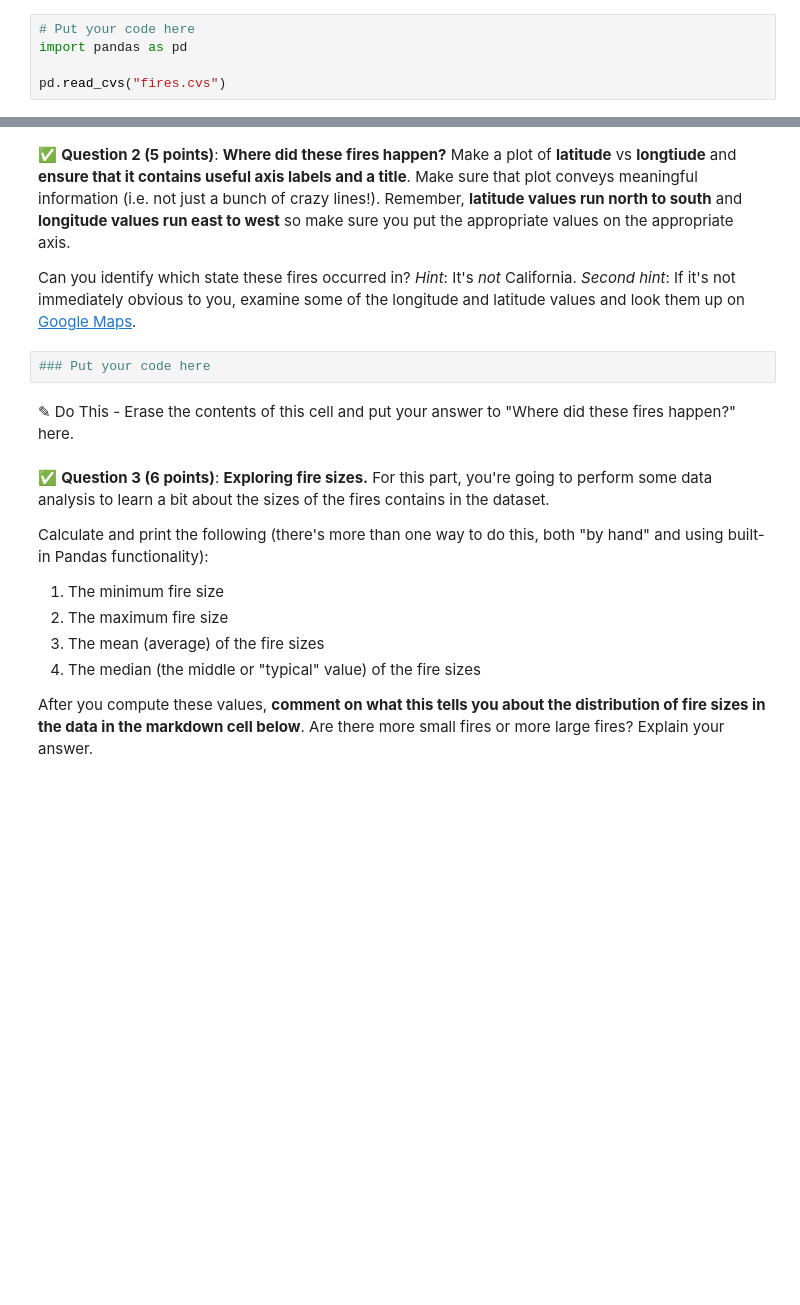
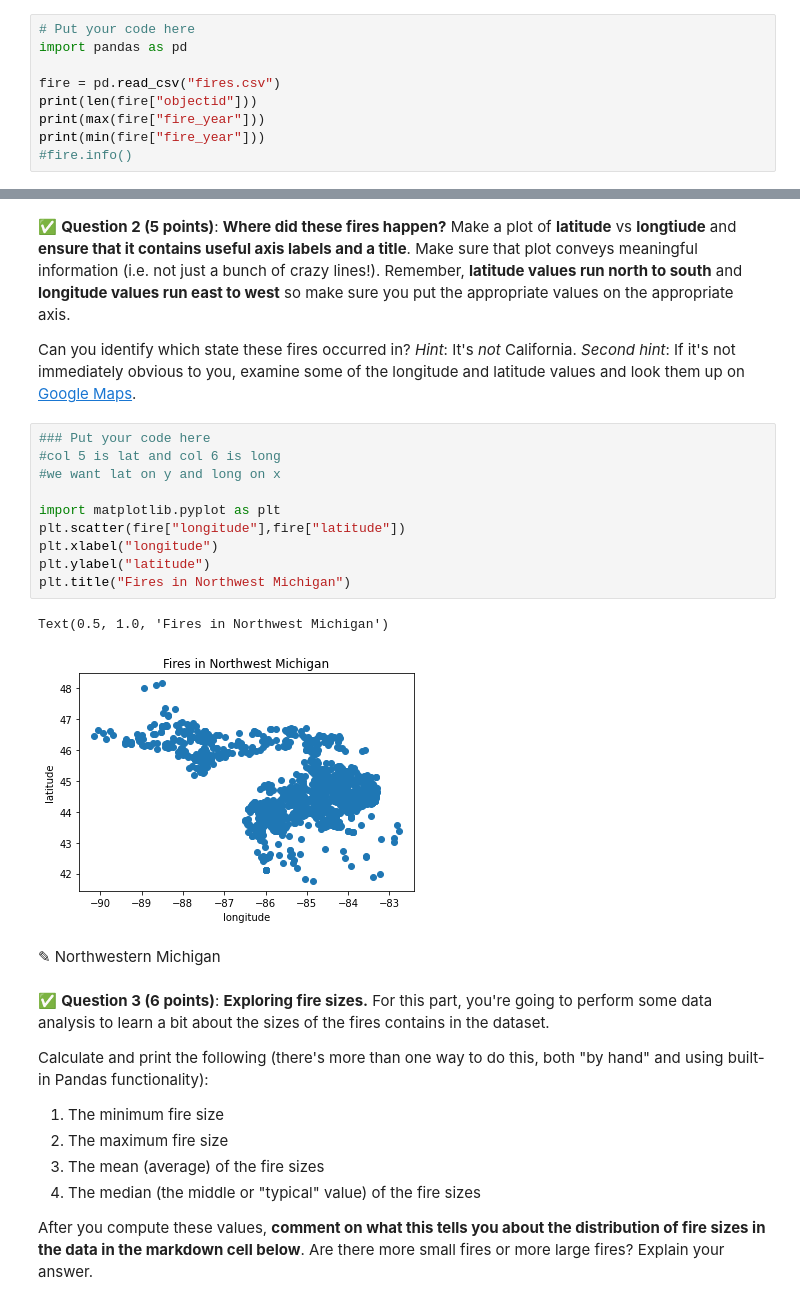
Before and after one commit to hewittso/cmse202-s21-turnin, a Jupyter notebook: hw-02/HW02.ipynb, the cells around one changed output, grey strips where cells are left out. Saved outputs shown, nothing was run; the diff lists cells and outputs as text; blank space fills up the shorter version.

```diff
--- a/hw-02/HW02.ipynb
+++ b/hw-02/HW02.ipynb
@@ -74,5 +74,9 @@ Remember, CSV stands for "comma-separated values".
 # Put your code here
 import pandas as pd
 
-pd.read_cvs("fires.cvs")
+fire = pd.read_csv("fires.csv")
+print(len(fire["objectid"]))
+print(max(fire["fire_year"]))
+print(min(fire["fire_year"]))
+#fire.info()
 # %% [output]
@@ -84,10 +87,21 @@ AttributeError: module 'pandas' has no attribute 'read_cvs'
 &#9989; **Question 2 (5 points)**: **Where did these fires happen?** Make a plot of **latitude** vs **longtiude** and **ensure that it contains useful axis labels and a title**. Make sure that plot conveys meaningful information (i.e. not just a bunch of crazy lines!). Remember, **latitude values run north to south** and **longitude values run east to west** so make sure you put the appropriate values on the appropriate axis.
 
 Can you identify which state these fires occurred in? *Hint*: It's _not_ California. *Second hint*: If it's not immediately obvious to you, examine some of the longitude and latitude values and look them up on [Google Maps](http://maps.google.com).
-# %%
-### Put your code here
-# %% [markdown]
-<font size=+3>&#9998;</font> Do This - Erase the contents of this cell and put your answer to "Where did these fires happen?" here.
+# %%
+### Put your code here
+#col 5 is lat and col 6 is long
+#we want lat on y and long on x
+
+import matplotlib.pyplot as plt
+plt.scatter(fire["longitude"],fire["latitude"])
+plt.xlabel("longitude")
+plt.ylabel("latitude")
+plt.title("Fires in Northwest Michigan")
+# %% [output]
+Text(0.5, 1.0, 'Fires in Northwest Michigan')
+[figure, added]
+# %% [markdown]
+<font size=+3>&#9998;</font> Northwestern Michigan
 # %% [markdown]
 &#9989; **Question 3 (6 points)**: **Exploring fire sizes.** For this part, you're going to perform some data analysis to learn a bit about the sizes of the fires contains in the dataset.
 
```
Also changed, not shown: parts of 13 cells of this notebook.
